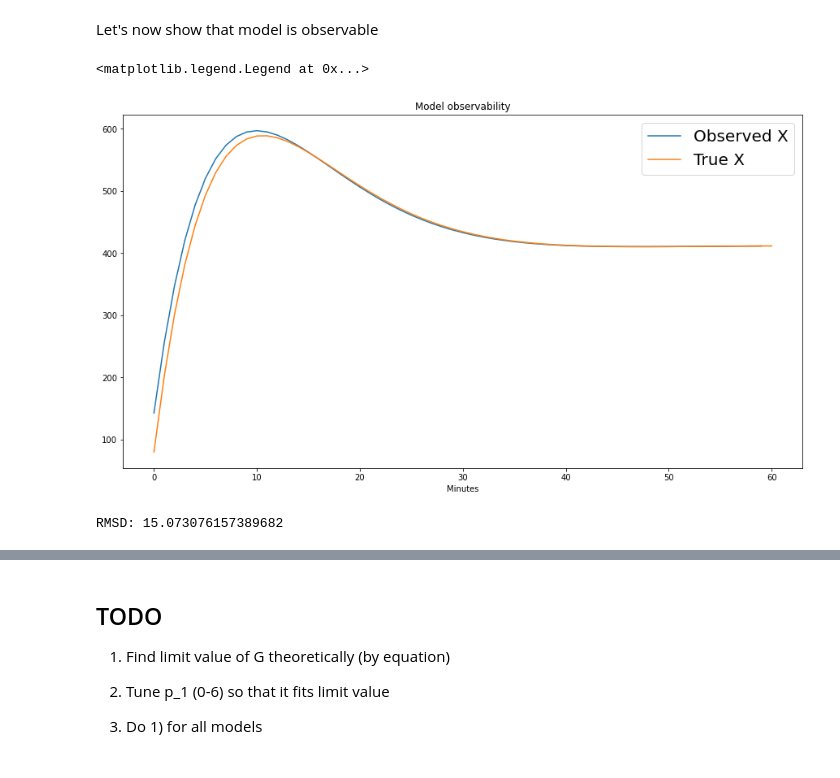
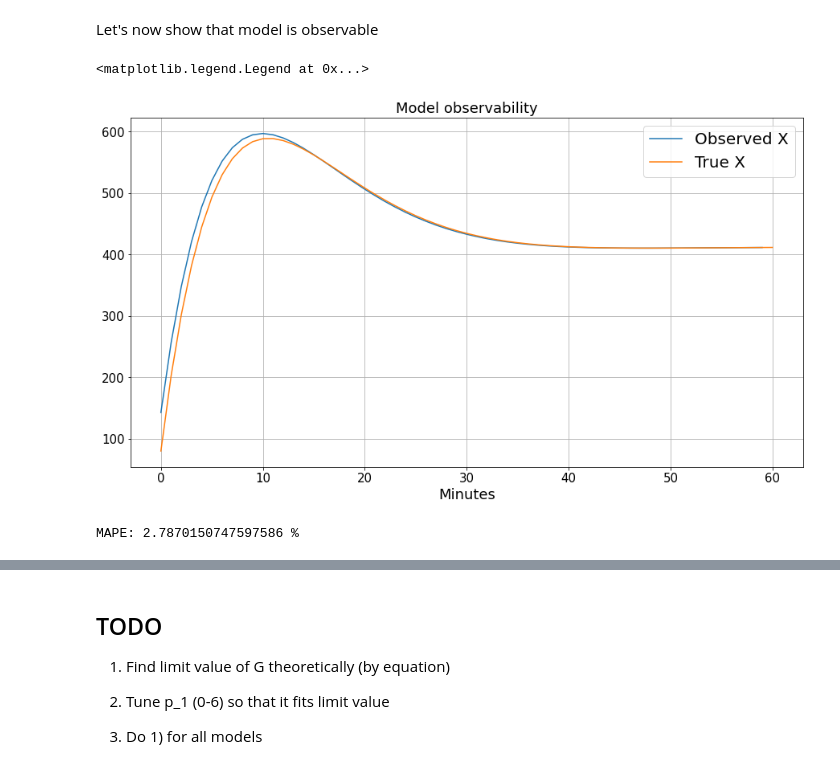
Before and after one commit to vanderwardan/insulin_sensitivity, a Jupyter notebook: Third_model_Vardan.ipynb, the cells around one changed output, grey strips where cells are left out. Saved outputs shown, nothing was run; the diff lists cells and outputs as text; code cells hidden in the pictures.

```diff
--- a/Third_model_Vardan.ipynb
+++ b/Third_model_Vardan.ipynb
@@ -46,13 +47,17 @@ T = 60
 G, X = find_g(p1, p2, p3, p4, p5, X0, T, step)
 # %%
 fig, ax = plt.subplots(figsize=(15, 8))
+plt.rc('ytick',labelsize=15)
+plt.rc('xtick',labelsize=15)
 
 plt.plot(G, label='G')
-plt.xlabel('Seconds')
+plt.xlabel('Seconds', fontsize=18)
 plt.legend(loc='upper left', prop={'size': 20})
+plt.grid()
 
 ax = ax.twinx()
 plt.plot(X, label='X', color='r')
+
 plt.legend(prop={'size': 20})
 # %% [output]
 <matplotlib.legend.Legend at 0x...>
@@ -168,16 +248,21 @@ plt.legend(prop={'size': 20})
 Let's now show that model is observable
 # %%
 plt.figure(figsize=(15, 8))
+plt.rc('ytick',labelsize=15)
+plt.rc('xtick',labelsize=15)
+
 plt.plot(((G[::step][1:] - G[::step][:-1]) * 1 - p1 * G[::step][1:] - p3) / p2, label='Observed X')
 plt.plot(X[::step], label='True X')
-plt.xlabel("Minutes")
-plt.title("Model observability")
+plt.xlabel("Minutes", fontsize=18)
+plt.title("Model observability", fontsize=18)
+plt.grid()
 plt.legend(prop={'size': 20})
 # %% [output]
 <matplotlib.legend.Legend at 0x...>
-[figure, old version]
+[figure, new version]
 # %%
-rmsd = np.sqrt(((((G[::step][1:] - G[::step][:-1]) * 1 - p1 * G[::step][1:] - p3) / p2 - X[::step][:-1]) ** 2).mean())
-print("RMSD:", rmsd)
+mape = ((G[::step][1:] - G[::step][:-1]) * 1 - p1 * G[::step][1:] - p3) / p2
+mape = (abs((mape - X[::step][:-1])/ X[::step][:-1])).mean() * 100
+print("MAPE:", mape, '%')
 # %% [output]
-RMSD: 15.073076157389682
+MAPE: 2.7870150747597586 %
```
Also changed, not shown: parts of 17 cells of this notebook.
